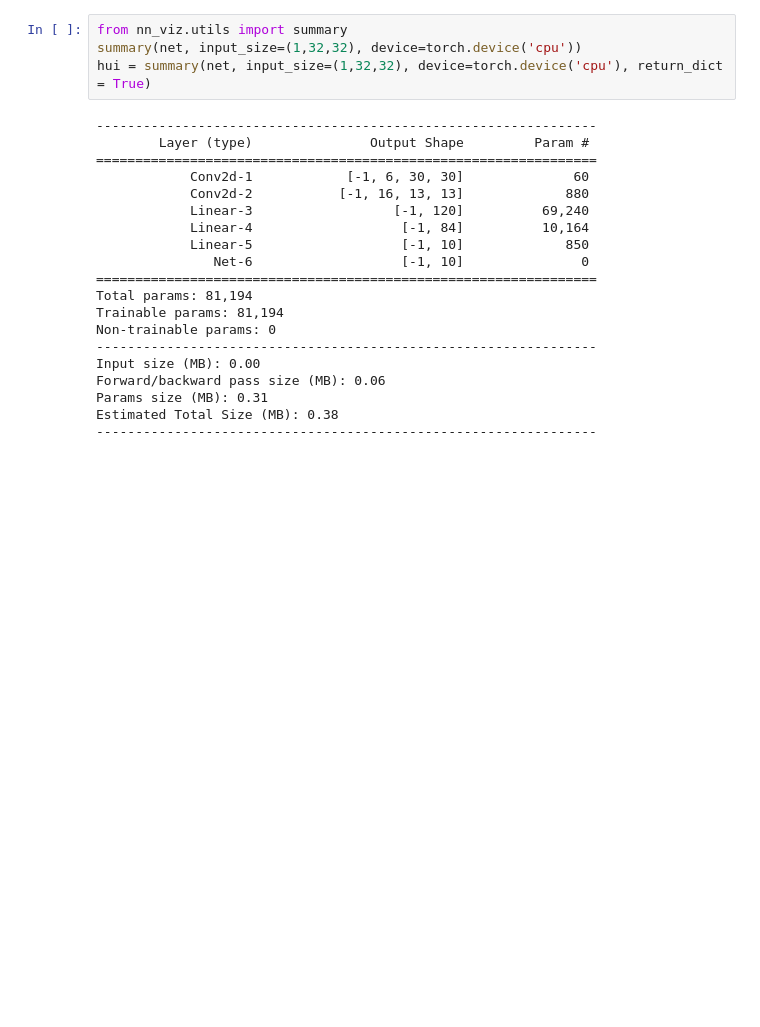
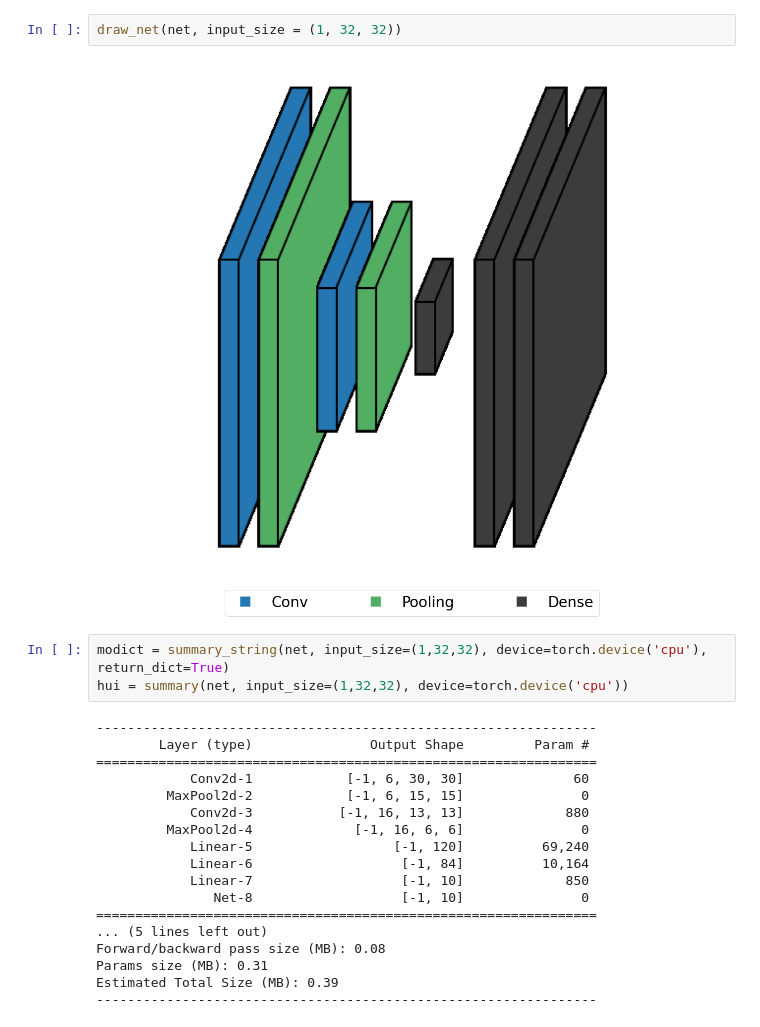
Before and after one commit to MerkulovDaniil/nn_visualization, a Jupyter notebook: neural_architecture/demo.ipynb, the cells around one changed output. Saved outputs shown, nothing was run; the diff lists cells and outputs as text; blank space fills up the shorter version.

```diff
--- a/neural_architecture/demo.ipynb
+++ b/neural_architecture/demo.ipynb
@@ -103,25 +148,26 @@ Requirement already satisfied: torchsummary in /usr/local/lib/python3.6/dist-pac
+# %%
+draw_net(net, input_size = (1, 32, 32))
+# %% [output]
+[figure, added]
 # %%
-from nn_viz.utils import summary
-summary(net, input_size=(1,32,32), device=torch.device('cpu'))
-hui = summary(net, input_size=(1,32,32), device=torch.device('cpu'), return_dict = True)
+modict = summary_string(net, input_size=(1,32,32), device=torch.device('cpu'), return_dict=True)
+hui = summary(net, input_size=(1,32,32), device=torch.device('cpu'))
 # %% [output]
 ----------------------------------------------------------------
         Layer (type)               Output Shape         Param #
 ================================================================
             Conv2d-1            [-1, 6, 30, 30]              60
-            Conv2d-2           [-1, 16, 13, 13]             880
-            Linear-3                  [-1, 120]          69,240
-            Linear-4                   [-1, 84]          10,164
-            Linear-5                   [-1, 10]             850
-               Net-6                   [-1, 10]               0
+         MaxPool2d-2            [-1, 6, 15, 15]               0
+            Conv2d-3           [-1, 16, 13, 13]             880
+         MaxPool2d-4             [-1, 16, 6, 6]               0
+            Linear-5                  [-1, 120]          69,240
+            Linear-6                   [-1, 84]          10,164
+            Linear-7                   [-1, 10]             850
+               Net-8                   [-1, 10]               0
 ================================================================
-Total params: 81,194
-Trainable params: 81,194
-Non-trainable params: 0
+... (5 lines left out)
+Forward/backward pass size (MB): 0.08
+Params size (MB): 0.31
+Estimated Total Size (MB): 0.39
 ----------------------------------------------------------------
-Input size (MB): 0.00
-Forward/backward pass size (MB): 0.06
-Params size (MB): 0.31
-Estimated Total Size (MB): 0.38
-----------------------------------------------------------------
 # %%
```
Also changed, not shown: parts of 10 cells of this notebook.
